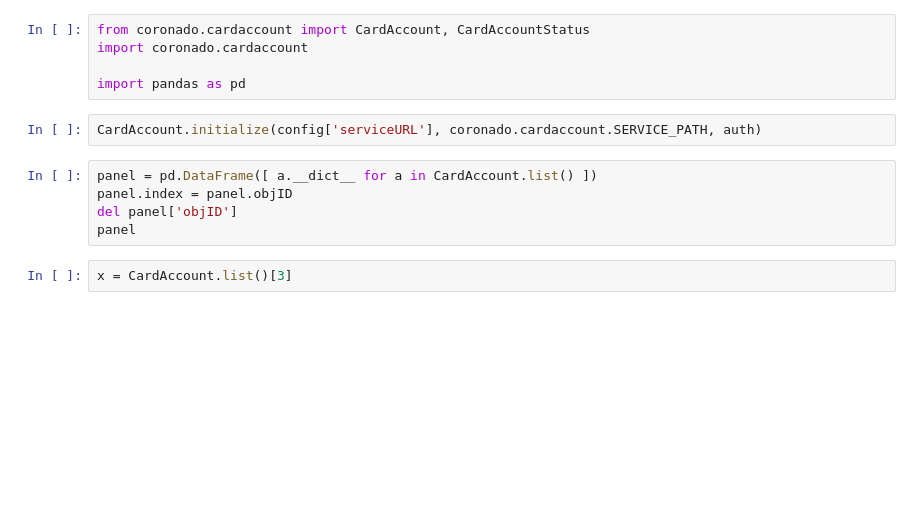
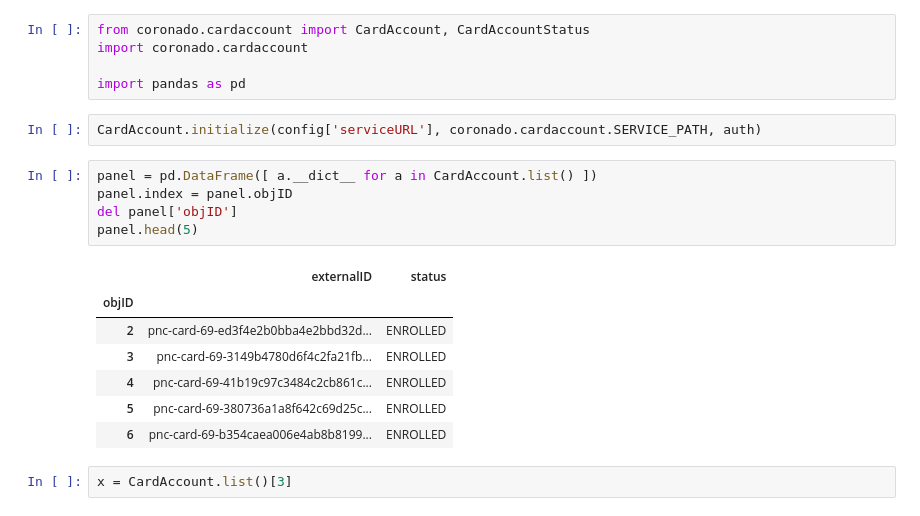
Before and after one commit to coronado-fi/coronado, a Jupyter notebook: quickstart-guide.ipynb, the cells around one changed output. Drawn from its saved outputs; the diff is of its cells as text; blank space fills up the shorter version.

```diff
--- a/quickstart-guide.ipynb
+++ b/quickstart-guide.ipynb
@@ -231,8 +331,16 @@ CardAccount.initialize(config['serviceURL'], coronado.cardaccount.SERVICE_PATH,
 # %%
 panel = pd.DataFrame([ a.__dict__ for a in CardAccount.list() ])
 panel.index = panel.objID
 del panel['objID']
-panel
+panel.head(5)
+# %% [output]
+|  | externalID | status |
+| objID |  |  |
+| 2 | pnc-card-69-ed3f4e2b0bba4e2bbd32d... | ENROLLED |
+| 3 | pnc-card-69-3149b4780d6f4c2fa21fb... | ENROLLED |
+| 4 | pnc-card-69-41b19c97c3484c2cb861c... | ENROLLED |
+| 5 | pnc-card-69-380736a1a8f642c69d25c... | ENROLLED |
+| 6 | pnc-card-69-b354caea006e4ab8b8199... | ENROLLED |
 # %%
 x = CardAccount.list()[3]
 # %%
```
Also changed, not shown: parts of 21 cells of this notebook, 21 other files.
